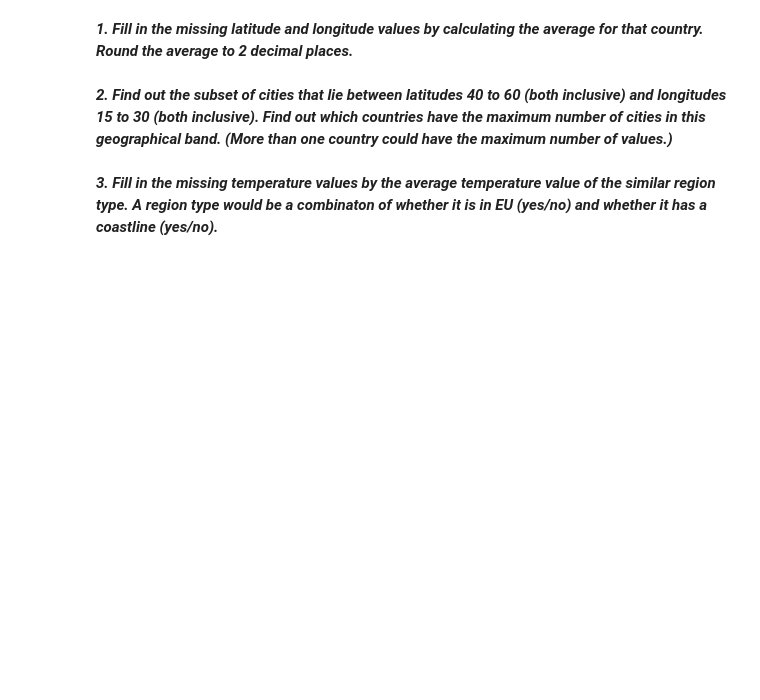
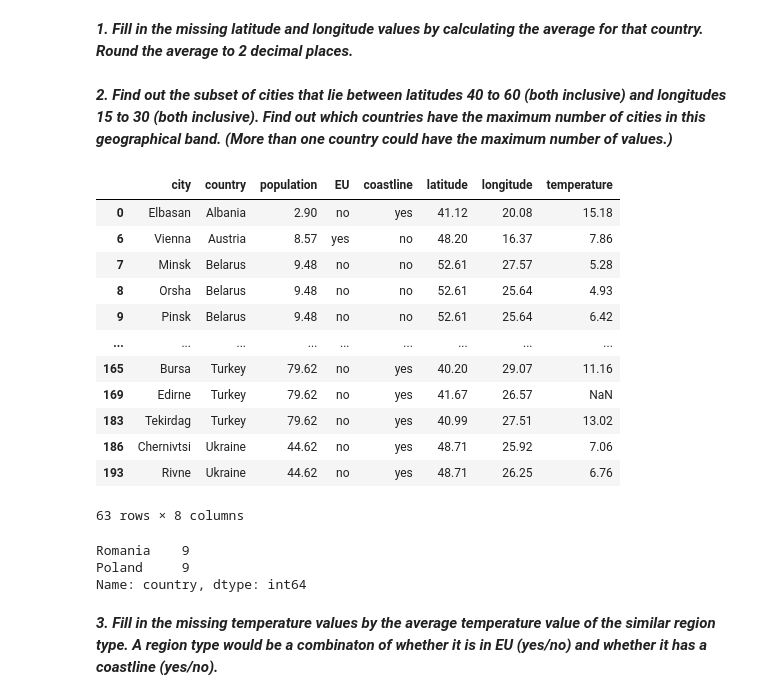
Before and after one commit to Sameerahmed786/CS210Spring2022, a Jupyter notebook: eucities_temps.ipynb, the cells around one changed output. Drawn from its saved outputs; the diff is of its cells as text; code cells hidden in the pictures; blank space fills up the shorter version.

```diff
--- a/eucities_temps.ipynb
+++ b/eucities_temps.ipynb
@@ -16,11 +16,32 @@ eutempdf['longitude'] = eutempdf.groupby('country')['longitude'].apply(lambda x:
 ***2. Find out the subset of cities that lie between latitudes 40 to 60 (both inclusive) and longitudes 15 to 30 (both inclusive). Find out which countries have the maximum number of cities in this geographical band. (More than one country could have the maximum number of values.)***
 # %%
 # subset of the main dataframe
-lat_long_thresholddf = eutempdf[(eutempdf['latitude'] >= 40) & (eutempdf['longitude'] <= 60)]
+lat_long_thresholddf = eutempdf[(eutempdf['latitude'] >= 40) & (eutempdf['latitude'] <= 60) &
+                                (eutempdf['longitude'] >= 15) & (eutempdf['longitude'] <= 30)]
+lat_long_thresholddf
+# %% [output]
+|  | city | country | population | EU | coastline | latitude | longitude | temperature |
+| 0 | Elbasan | Albania | 2.90 | no | yes | 41.12 | 20.08 | 15.18 |
+| 6 | Vienna | Austria | 8.57 | yes | no | 48.20 | 16.37 | 7.86 |
+| 7 | Minsk | Belarus | 9.48 | no | no | 52.61 | 27.57 | 5.28 |
+| 8 | Orsha | Belarus | 9.48 | no | no | 52.61 | 25.64 | 4.93 |
+| 9 | Pinsk | Belarus | 9.48 | no | no | 52.61 | 25.64 | 6.42 |
+| ... | ... | ... | ... | ... | ... | ... | ... | ... |
+| 165 | Bursa | Turkey | 79.62 | no | yes | 40.20 | 29.07 | 11.16 |
+| 169 | Edirne | Turkey | 79.62 | no | yes | 41.67 | 26.57 | NaN |
+| 183 | Tekirdag | Turkey | 79.62 | no | yes | 40.99 | 27.51 | 13.02 |
+| 186 | Chernivtsi | Ukraine | 44.62 | no | yes | 48.71 | 25.92 | 7.06 |
+| 193 | Rivne | Ukraine | 44.62 | no | yes | 48.71 | 26.25 | 6.76 |
+63 rows × 8 columns
 # %%
 # countries with max number of cities in geographical band
 lat_long_counts = lat_long_thresholddf['country'].value_counts()
 max_lat_long_counts = lat_long_counts[lat_long_counts == lat_long_counts.max()]
+print(max_lat_long_counts)
+# %% [output]
+Romania    9
+Poland     9
+Name: country, dtype: int64
 # %% [markdown]
 ***3. Fill in the missing temperature values by the average temperature value of the similar region type. A region type would be a combinaton of whether it is in EU (yes/no) and whether it has a coastline (yes/no).***
 # %%
```
